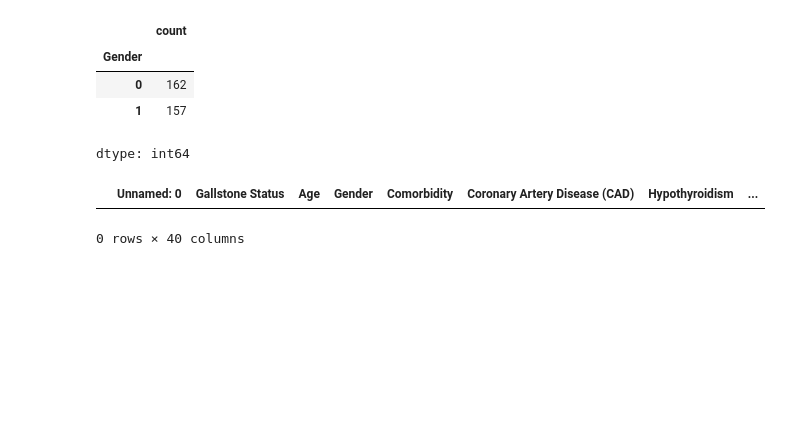
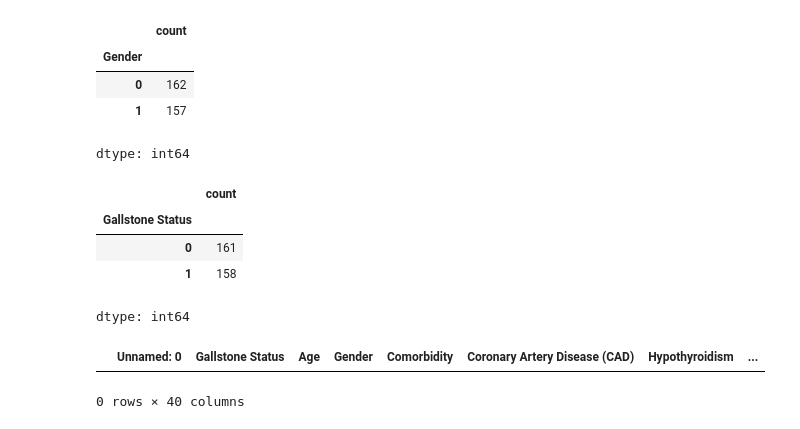
Before and after one commit to michaelb3245/DSRP--MichaelBriglall, a Jupyter notebook: Gallstone_Dataset_Michael_Briglall.ipynb, the cells around one changed output. Cells and saved outputs as stored; diff of their text form; code cells hidden in the pictures; blank space fills up the shorter version.

```diff
--- a/Gallstone_Dataset_Michael_Briglall.ipynb
+++ b/Gallstone_Dataset_Michael_Briglall.ipynb
@@ -22,6 +30,14 @@ df["Gender"].value_counts()
 | 0 | 162 |
 | 1 | 157 |
 dtype: int64
+# %%
+df["Gallstone Status"].value_counts()
+# %% [output]
+|  | count |
+| Gallstone Status |  |
+| 0 | 161 |
+| 1 | 158 |
+dtype: int64
 # %%
 df[df.duplicated()]
 # %% [output]
```
Also changed, not shown: parts of 10 cells of this notebook.
